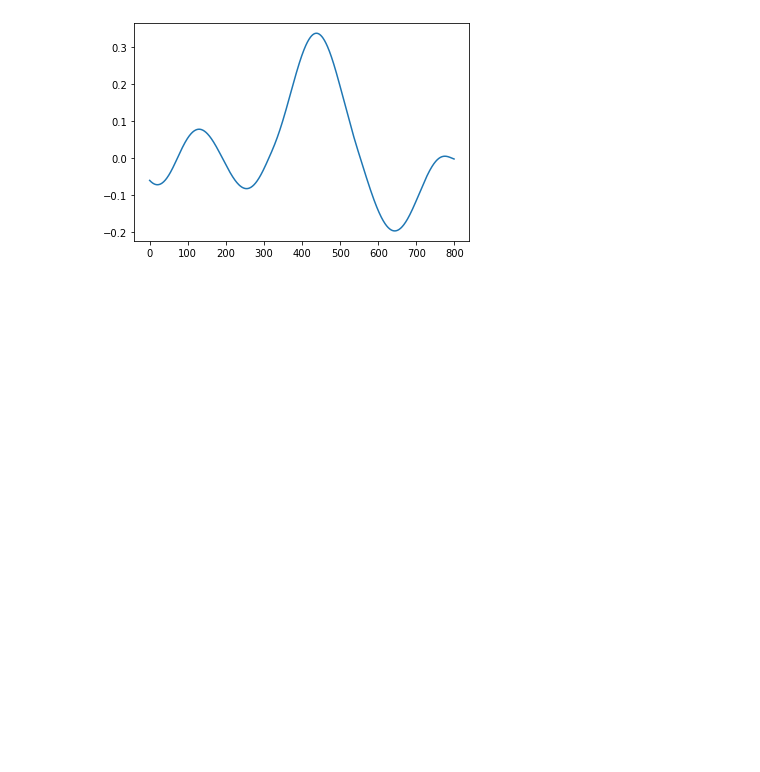
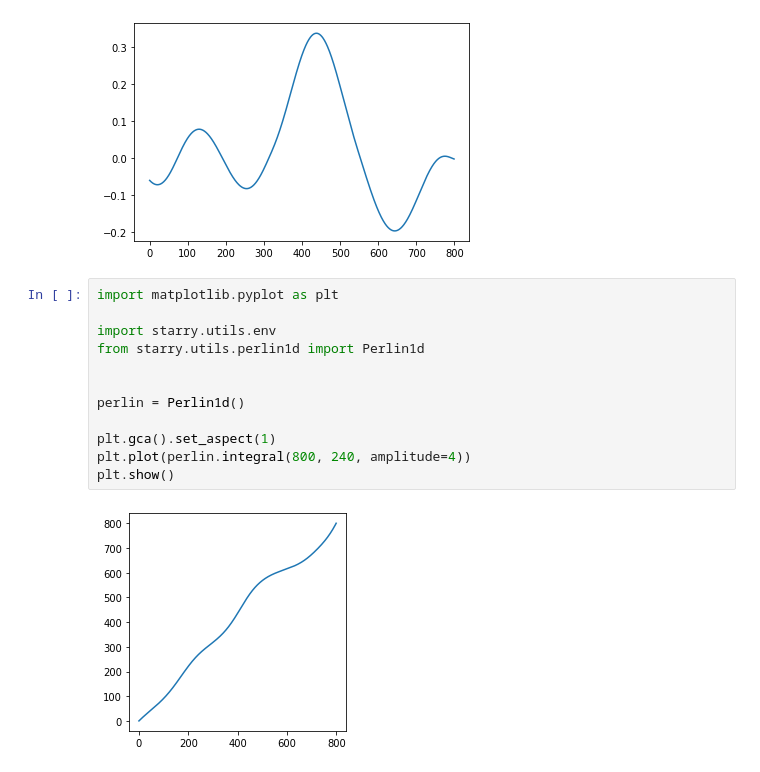
Before and after one commit to k-l-lambda/deep-starry, a Jupyter notebook: test_perlinNoise.ipynb, the cells around one changed output. Cells and saved outputs as stored; diff of their text form; blank space fills up the shorter version.

Commit message:
perlin1d.py: added integral.

```diff
--- a/test_perlinNoise.ipynb
+++ b/test_perlinNoise.ipynb
@@ -23,3 +23,17 @@ plt.show()
 # %% [output]
 cache: 6 256 1024
 [figure]
+# %%
+import matplotlib.pyplot as plt
+
+import starry.utils.env
+from starry.utils.perlin1d import Perlin1d
+
+
+perlin = Perlin1d()
+
+plt.gca().set_aspect(1)
+plt.plot(perlin.integral(800, 240, amplitude=4))
+plt.show()
+# %% [output]
+[figure, added]
```
Also changed, not shown: 1 other file.
